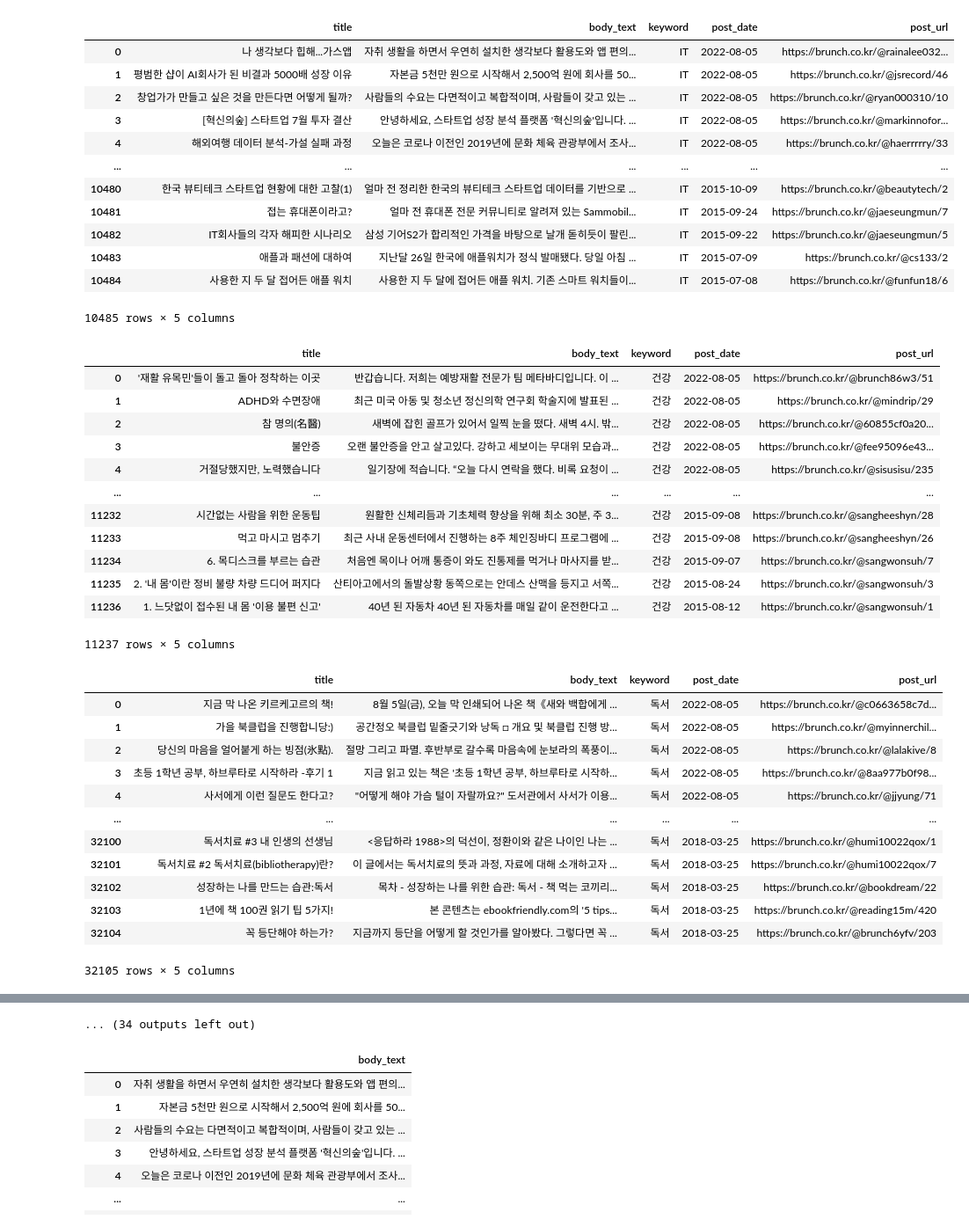
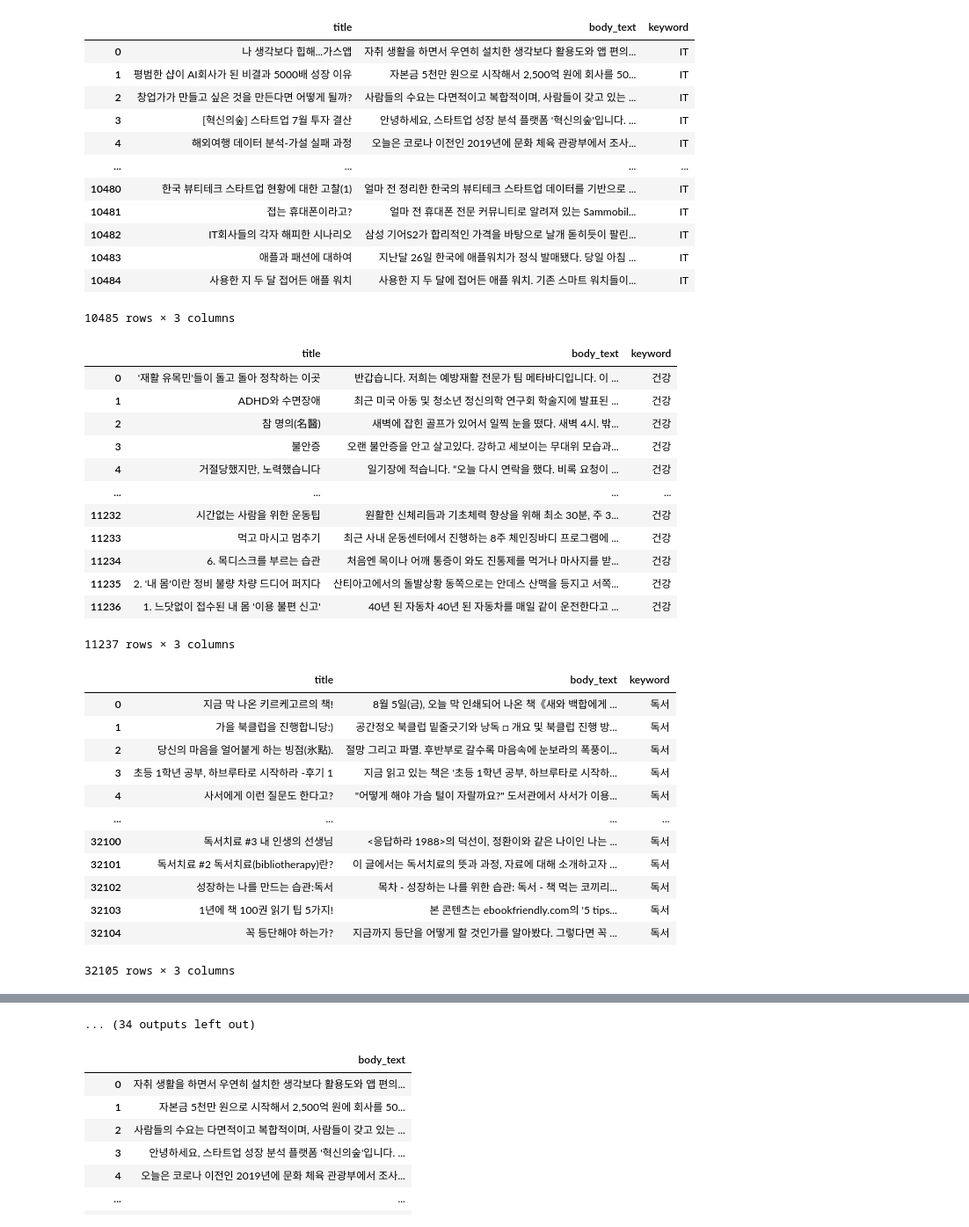
Before and after one commit to staytactical/brunch-dataset, a Jupyter notebook: brunch_dataset_processing.ipynb, the cells around one changed output, grey strips where cells are left out. Shown at 88% size. Cells and saved outputs as stored; diff of their text form; code cells hidden in the pictures.

```diff
--- a/brunch_dataset_processing.ipynb
+++ b/brunch_dataset_processing.ipynb
@@ -36,44 +36,44 @@ df_list = [df_it, df_health, df_reading, df_love,
 pd.set_option('display.max.colwidth', 200)
 # %%
 for df in df_list:
-    display(df[['title', 'body_text', 'keyword','post_date','post_url']])
+    display(df[['title', 'body_text', 'keyword']])
 # %% [output]
-|  | title | body_text | keyword | post_date | post_url |
-| 0 | 나 생각보다 힙해...가스앱 | 자취 생활을 하면서 우연히 설치한 생각보다 활용도와 앱 편의... | IT | 2022-08-05 | https://brunch.co.kr/@rainalee032... |
-| 1 | 평범한 샵이 AI회사가 된 비결과 5000배 성장 이유 | 자본금 5천만 원으로 시작해서 2,500억 원에 회사를 50... | IT | 2022-08-05 | https://brunch.co.kr/@jsrecord/46 |
-| 2 | 창업가가 만들고 싶은 것을 만든다면 어떻게 될까? | 사람들의 수요는 다면적이고 복합적이며, 사람들이 갖고 있는 ... | IT | 2022-08-05 | https://brunch.co.kr/@ryan000310/10 |
-| 3 | [혁신의숲] 스타트업 7월 투자 결산 | 안녕하세요, 스타트업 성장 분석 플랫폼 '혁신의숲'입니다. ... | IT | 2022-08-05 | https://brunch.co.kr/@markinnofor... |
-| 4 | 해외여행 데이터 분석-가설 실패 과정 | 오늘은 코로나 이전인 2019년에 문화 체육 관광부에서 조사... | IT | 2022-08-05 | https://brunch.co.kr/@haerrrrry/33 |
-| ... | ... | ... | ... | ... | ... |
-| 10480 | 한국 뷰티테크 스타트업 현황에 대한 고찰(1) | 얼마 전 정리한 한국의 뷰티테크 스타트업 데이터를 기반으로 ... | IT | 2015-10-09 | https://brunch.co.kr/@beautytech/2 |
-| 10481 | 접는 휴대폰이라고? | 얼마 전 휴대폰 전문 커뮤니티로 알려져 있는 Sammobil... | IT | 2015-09-24 | https://brunch.co.kr/@jaeseungmun/7 |
-| 10482 | IT회사들의 각자 해피한 시나리오 | 삼성 기어S2가 합리적인 가격을 바탕으로 날개 돋히듯이 팔린... | IT | 2015-09-22 | https://brunch.co.kr/@jaeseungmun/5 |
-| 10483 | 애플과 패션에 대하여 | 지난달 26일 한국에 애플워치가 정식 발매됐다. 당일 아침 ... | IT | 2015-07-09 | https://brunch.co.kr/@cs133/2 |
-| 10484 | 사용한 지 두 달 접어든 애플 워치 | 사용한 지 두 달에 접어든 애플 워치. 기존 스마트 워치들이... | IT | 2015-07-08 | https://brunch.co.kr/@funfun18/6 |
+|  | title | body_text | keyword |
+| 0 | 나 생각보다 힙해...가스앱 | 자취 생활을 하면서 우연히 설치한 생각보다 활용도와 앱 편의... | IT |
+| 1 | 평범한 샵이 AI회사가 된 비결과 5000배 성장 이유 | 자본금 5천만 원으로 시작해서 2,500억 원에 회사를 50... | IT |
+| 2 | 창업가가 만들고 싶은 것을 만든다면 어떻게 될까? | 사람들의 수요는 다면적이고 복합적이며, 사람들이 갖고 있는 ... | IT |
+| 3 | [혁신의숲] 스타트업 7월 투자 결산 | 안녕하세요, 스타트업 성장 분석 플랫폼 '혁신의숲'입니다. ... | IT |
+| 4 | 해외여행 데이터 분석-가설 실패 과정 | 오늘은 코로나 이전인 2019년에 문화 체육 관광부에서 조사... | IT |
+| ... | ... | ... | ... |
+| 10480 | 한국 뷰티테크 스타트업 현황에 대한 고찰(1) | 얼마 전 정리한 한국의 뷰티테크 스타트업 데이터를 기반으로 ... | IT |
+| 10481 | 접는 휴대폰이라고? | 얼마 전 휴대폰 전문 커뮤니티로 알려져 있는 Sammobil... | IT |
+| 10482 | IT회사들의 각자 해피한 시나리오 | 삼성 기어S2가 합리적인 가격을 바탕으로 날개 돋히듯이 팔린... | IT |
+| 10483 | 애플과 패션에 대하여 | 지난달 26일 한국에 애플워치가 정식 발매됐다. 당일 아침 ... | IT |
+| 10484 | 사용한 지 두 달 접어든 애플 워치 | 사용한 지 두 달에 접어든 애플 워치. 기존 스마트 워치들이... | IT |
-10485 rows × 5 columns
+10485 rows × 3 columns
-|  | title | body_text | keyword | post_date | post_url |
-| 0 | '재활 유목민'들이 돌고 돌아 정착하는 이곳 | 반갑습니다. 저희는 예방재활 전문가 팀 메타바디입니다. 이 ... | 건강 | 2022-08-05 | https://brunch.co.kr/@brunch86w3/51 |
-| 1 | ADHD와 수면장애 | 최근 미국 아동 및 청소년 정신의학 연구회 학술지에 발표된 ... | 건강 | 2022-08-05 | https://brunch.co.kr/@mindrip/29 |
-| 2 | 참 명의(名醫) | 새벽에 잡힌 골프가 있어서 일찍 눈을 떴다. 새벽 4시. 밖... | 건강 | 2022-08-05 | https://brunch.co.kr/@60855cf0a20... |
-| 3 | 불안증 | 오랜 불안증을 안고 살고있다. 강하고 세보이는 무대위 모습과... | 건강 | 2022-08-05 | https://brunch.co.kr/@fee95096e43... |
-| 4 | 거절당했지만, 노력했습니다 | 일기장에 적습니다. “오늘 다시 연락을 했다. 비록 요청이 ... | 건강 | 2022-08-05 | https://brunch.co.kr/@sisusisu/235 |
-| ... | ... | ... | ... | ... | ... |
-| 11232 | 시간없는 사람을 위한 운동팁 | 원활한 신체리듬과 기초체력 향상을 위해 최소 30분, 주 3... | 건강 | 2015-09-08 | https://brunch.co.kr/@sangheeshyn/28 |
-| 11233 | 먹고 마시고 멈추기 | 최근 사내 운동센터에서 진행하는 8주 체인징바디 프로그램에 ... | 건강 | 2015-09-08 | https://brunch.co.kr/@sangheeshyn/26 |
-| 11234 | 6. 목디스크를 부르는 습관 | 처음엔 목이나 어깨 통증이 와도 진통제를 먹거나 마사지를 받... | 건강 | 2015-09-07 | https://brunch.co.kr/@sangwonsuh/7 |
-| 11235 | 2. '내 몸'이란 정비 불량 차량 드디어 퍼지다 | 산티아고에서의 돌발상황 동쪽으로는 안데스 산맥을 등지고 서쪽... | 건강 | 2015-08-24 | https://brunch.co.kr/@sangwonsuh/3 |
-| 11236 | 1. 느닷없이 접수된 내 몸 '이용 불편 신고' | 40년 된 자동차 40년 된 자동차를 매일 같이 운전한다고 ... | 건강 | 2015-08-12 | https://brunch.co.kr/@sangwonsuh/1 |
+|  | title | body_text | keyword |
+| 0 | '재활 유목민'들이 돌고 돌아 정착하는 이곳 | 반갑습니다. 저희는 예방재활 전문가 팀 메타바디입니다. 이 ... | 건강 |
+| 1 | ADHD와 수면장애 | 최근 미국 아동 및 청소년 정신의학 연구회 학술지에 발표된 ... | 건강 |
+| 2 | 참 명의(名醫) | 새벽에 잡힌 골프가 있어서 일찍 눈을 떴다. 새벽 4시. 밖... | 건강 |
+| 3 | 불안증 | 오랜 불안증을 안고 살고있다. 강하고 세보이는 무대위 모습과... | 건강 |
+| 4 | 거절당했지만, 노력했습니다 | 일기장에 적습니다. “오늘 다시 연락을 했다. 비록 요청이 ... | 건강 |
+| ... | ... | ... | ... |
+| 11232 | 시간없는 사람을 위한 운동팁 | 원활한 신체리듬과 기초체력 향상을 위해 최소 30분, 주 3... | 건강 |
+| 11233 | 먹고 마시고 멈추기 | 최근 사내 운동센터에서 진행하는 8주 체인징바디 프로그램에 ... | 건강 |
+| 11234 | 6. 목디스크를 부르는 습관 | 처음엔 목이나 어깨 통증이 와도 진통제를 먹거나 마사지를 받... | 건강 |
+| 11235 | 2. '내 몸'이란 정비 불량 차량 드디어 퍼지다 | 산티아고에서의 돌발상황 동쪽으로는 안데스 산맥을 등지고 서쪽... | 건강 |
+| 11236 | 1. 느닷없이 접수된 내 몸 '이용 불편 신고' | 40년 된 자동차 40년 된 자동차를 매일 같이 운전한다고 ... | 건강 |
-11237 rows × 5 columns
+11237 rows × 3 columns
-|  | title | body_text | keyword | post_date | post_url |
-| 0 | 지금 막 나온 키르케고르의 책! | 8월 5일(금), 오늘 막 인쇄되어 나온 책《새와 백합에게 ... | 독서 | 2022-08-05 | https://brunch.co.kr/@c0663658c7d... |
-| 1 | 가을 북클럽을 진행합니당:) | 공간정오 북클럽 밑줄긋기와 낭독 □ 개요 및 북클럽 진행 방... | 독서 | 2022-08-05 | https://brunch.co.kr/@myinnerchil... |
-| 2 | 당신의 마음을 얼어붙게 하는 빙점(氷點). | 절망 그리고 파멸. 후반부로 갈수록 마음속에 눈보라의 폭풍이... | 독서 | 2022-08-05 | https://brunch.co.kr/@lalakive/8 |
-| 3 | 초등 1학년 공부, 하브루타로 시작하라 -후기 1 | 지금 읽고 있는 책은 '초등 1학년 공부, 하브루타로 시작하... | 독서 | 2022-08-05 | https://brunch.co.kr/@8aa977b0f98... |
-| 4 | 사서에게 이런 질문도 한다고? | "어떻게 해야 가슴 털이 자랄까요?" 도서관에서 사서가 이용... | 독서 | 2022-08-05 | https://brunch.co.kr/@jjyung/71 |
-| ... | ... | ... | ... | ... | ... |
-| 32100 | 독서치료 #3 내 인생의 선생님 | <응답하라 1988>의 덕선이, 정환이와 같은 나이인 나는 ... | 독서 | 2018-03-25 | https://brunch.co.kr/@humi10022qox/1 |
-| 32101 | 독서치료 #2 독서치료(bibliotherapy)란? | 이 글에서는 독서치료의 뜻과 과정, 자료에 대해 소개하고자 ... | 독서 | 2018-03-25 | https://brunch.co.kr/@humi10022qox/7 |
-| 32102 | 성장하는 나를 만드는 습관:독서 | 목차 - 성장하는 나를 위한 습관: 독서 - 책 먹는 코끼리... | 독서 | 2018-03-25 | https://brunch.co.kr/@bookdream/22 |
-| 32103 | 1년에 책 100권 읽기 팁 5가지! | 본 콘텐츠는 ebookfriendly.com의 '5 tips... | 독서 | 2018-03-25 | https://brunch.co.kr/@reading15m/420 |
-| 32104 | 꼭 등단해야 하는가? | 지금까지 등단을 어떻게 할 것인가를 알아봤다. 그렇다면 꼭 ... | 독서 | 2018-03-25 | https://brunch.co.kr/@brunch6yfv/203 |
+|  | title | body_text | keyword |
+| 0 | 지금 막 나온 키르케고르의 책! | 8월 5일(금), 오늘 막 인쇄되어 나온 책《새와 백합에게 ... | 독서 |
+| 1 | 가을 북클럽을 진행합니당:) | 공간정오 북클럽 밑줄긋기와 낭독 □ 개요 및 북클럽 진행 방... | 독서 |
+| 2 | 당신의 마음을 얼어붙게 하는 빙점(氷點). | 절망 그리고 파멸. 후반부로 갈수록 마음속에 눈보라의 폭풍이... | 독서 |
+| 3 | 초등 1학년 공부, 하브루타로 시작하라 -후기 1 | 지금 읽고 있는 책은 '초등 1학년 공부, 하브루타로 시작하... | 독서 |
+| 4 | 사서에게 이런 질문도 한다고? | "어떻게 해야 가슴 털이 자랄까요?" 도서관에서 사서가 이용... | 독서 |
+| ... | ... | ... | ... |
+| 32100 | 독서치료 #3 내 인생의 선생님 | <응답하라 1988>의 덕선이, 정환이와 같은 나이인 나는 ... | 독서 |
+| 32101 | 독서치료 #2 독서치료(bibliotherapy)란? | 이 글에서는 독서치료의 뜻과 과정, 자료에 대해 소개하고자 ... | 독서 |
+| 32102 | 성장하는 나를 만드는 습관:독서 | 목차 - 성장하는 나를 위한 습관: 독서 - 책 먹는 코끼리... | 독서 |
+| 32103 | 1년에 책 100권 읽기 팁 5가지! | 본 콘텐츠는 ebookfriendly.com의 '5 tips... | 독서 |
+| 32104 | 꼭 등단해야 하는가? | 지금까지 등단을 어떻게 할 것인가를 알아봤다. 그렇다면 꼭 ... | 독서 |
-32105 rows × 5 columns
+32105 rows × 3 columns
```
Also changed, not shown: parts of 10 cells of this notebook.
